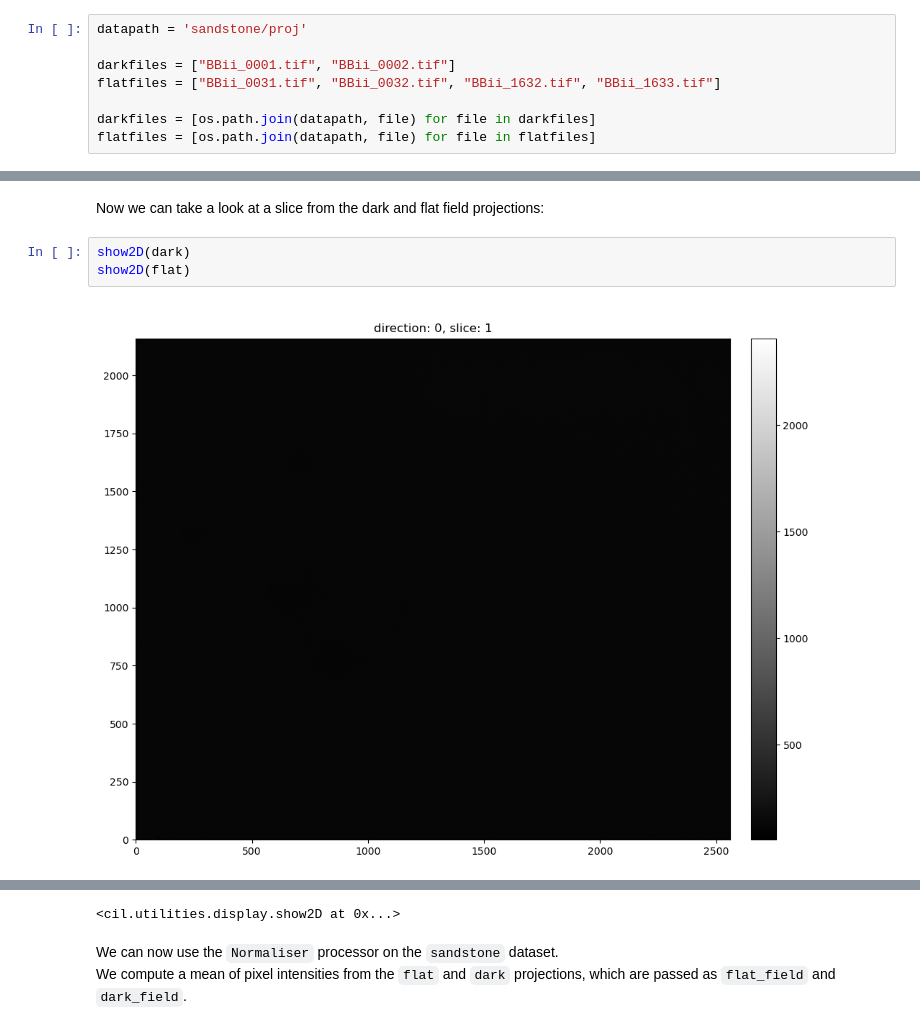
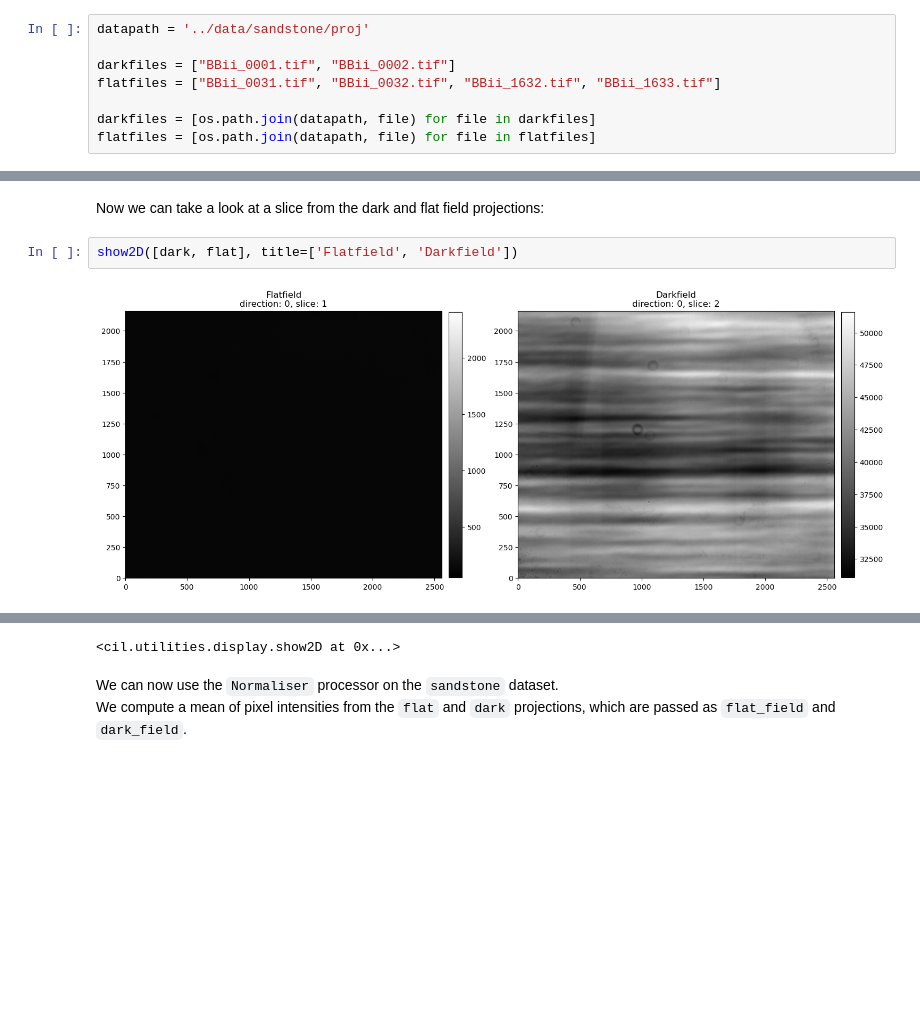
Before and after one commit to TomographicImaging/CIL-Demos, a Jupyter notebook: how-to/3_Processors/FlatDarkFieldNormaliser.ipynb, the cells around one changed output, grey strips where cells are left out. Cells and saved outputs as stored; diff of their text form; blank space fills up the shorter version.

Commit message:
Updated datapaths

```diff
--- a/how-to/3_Processors/FlatDarkFieldNormaliser.ipynb
+++ b/how-to/3_Processors/FlatDarkFieldNormaliser.ipynb
@@ -42,7 +42,7 @@ show2D(sandstone)
 # %% [markdown]
 First, load the dark and flat field projections separately. We create a list of paths to the known dark and flat field files:
 # %%
-datapath = 'sandstone/proj'
+datapath = '../data/sandstone/proj'
 
 darkfiles = ["BBii_0001.tif", "BBii_0002.tif"]
 flatfiles = ["BBii_0031.tif", "BBii_0032.tif", "BBii_1632.tif", "BBii_1633.tif"]
@@ -60,7 +60,6 @@ dark = tiff_reader.read()
 # %% [markdown]
 Now we can take a look at a slice from the dark and flat field projections:
 # %%
-show2D(dark)
-show2D(flat)
+show2D([dark, flat], title=['Flatfield', 'Darkfield'])
 # %% [output]
-[figure, old version]
+[figure, new version]
```
Also changed, not shown: parts of 3 cells of this notebook, 2 other files.
